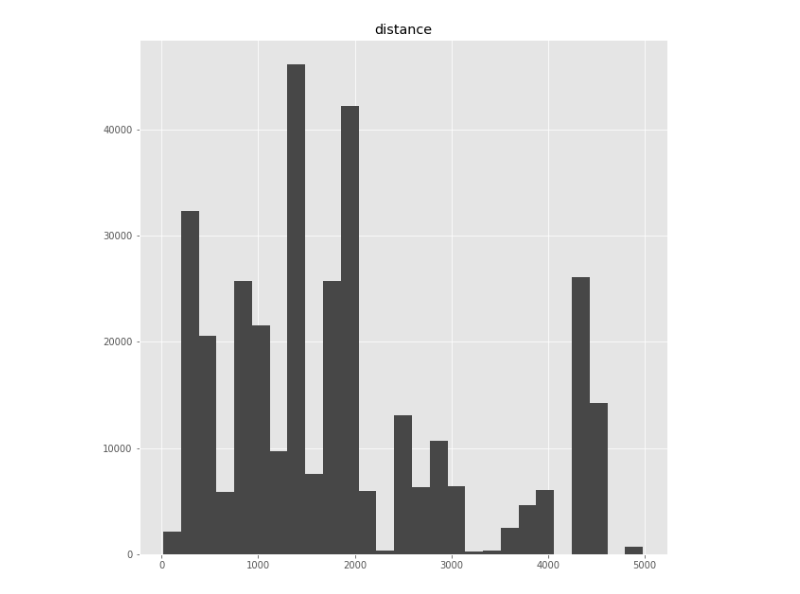
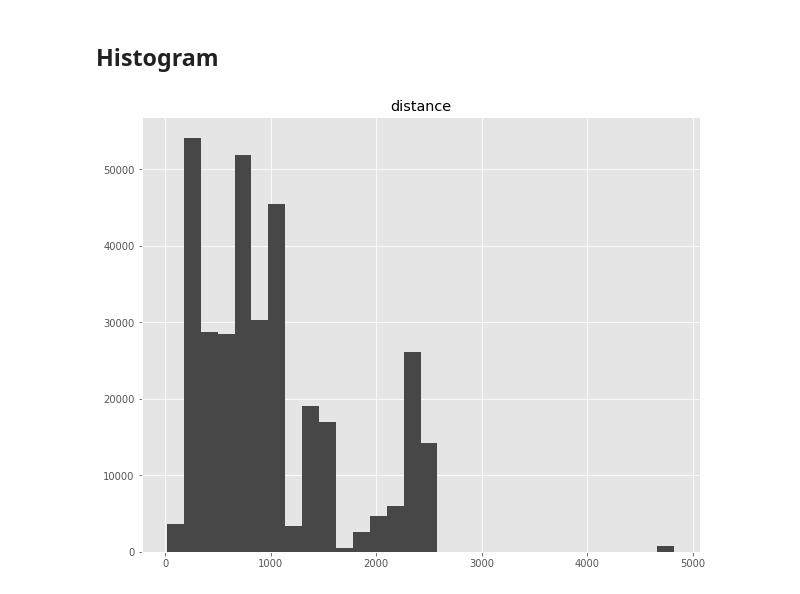
Before and after one commit to danielfrg/spark-plot, a Jupyter notebook: notebooks/nycflights.ipynb, the cells around one changed output. Saved outputs shown, nothing was run; the diff lists cells and outputs as text; code cells hidden in the pictures.

```diff
--- a/notebooks/nycflights.ipynb
+++ b/notebooks/nycflights.ipynb
@@ -7,11 +7,12 @@ import matplotlib.pyplot as plt
 from pyspark.sql import SparkSession
 import pyspark.sql.functions as F
 # %%
-spark = SparkSession \
-    .builder \
-    .appName("nycflights") \
-    .config("spark.sql.execution.arrow.pyspark.enabled", "true") \
+spark = (SparkSession
+    .builder
+    .appName("nycflights")
+    .config("spark.sql.execution.arrow.pyspark.enabled", "true")
     .getOrCreate()
+)
 # %%
 # Create Spark DataFrame
 from nycflights13 import flights as flights_pd
@@ -23,5 +24,7 @@ mpl.set_defaults()
+# %% [markdown]
+## Histogram
 # %%
-ax = mpl.hist(flights, "distance", figsize=(10,10), color="#474747")
+ax = mpl.hist(flights, "distance", bins=30, color="#474747")
 # %% [output]
-[figure, old version]
+[figure, new version]
 # %%
```
Also changed, not shown: parts of 9 cells of this notebook, 11 other files.
